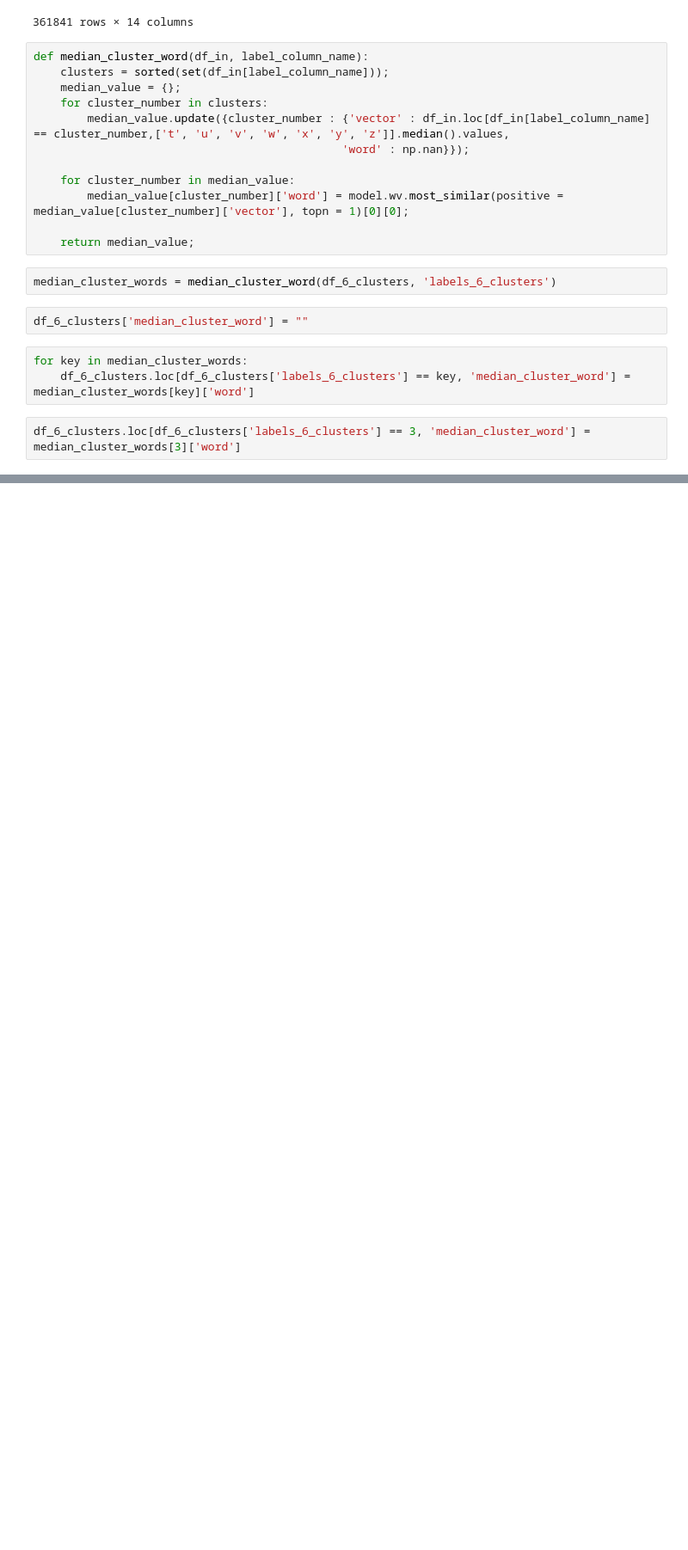
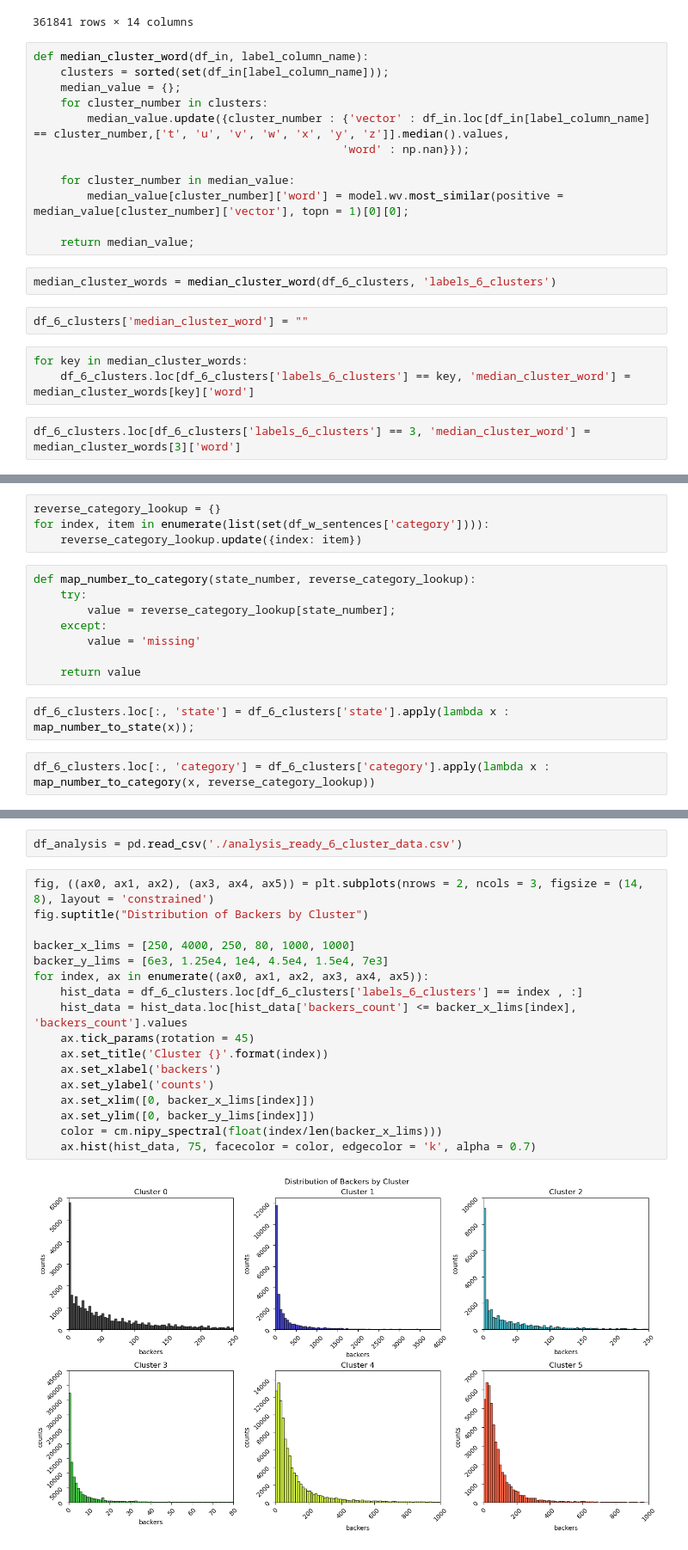
Before and after one commit to jtmartineau/kickstarter-analysis, a Jupyter notebook: WebRobots_KickstarterData/all-kickstarter-analysis.ipynb, the cells around one changed output, grey strips where cells are left out. Shown at 86% size. Cells and saved outputs as stored; diff of their text form; blank space fills up the shorter version.

Commit message:
added histogram plots

```diff
--- a/WebRobots_KickstarterData/all-kickstarter-analysis.ipynb
+++ b/WebRobots_KickstarterData/all-kickstarter-analysis.ipynb
@@ -428,0 +461,16 @@ df_6_clusters
+# %%
+reverse_category_lookup = {}
+for index, item in enumerate(list(set(df_w_sentences['category']))):
+    reverse_category_lookup.update({index: item})
+# %%
+def map_number_to_category(state_number, reverse_category_lookup):
+    try:
+        value = reverse_category_lookup[state_number];
+    except:
+        value = 'missing'
+
+    return value
+# %%
+df_6_clusters.loc[:, 'state'] = df_6_clusters['state'].apply(lambda x : map_number_to_state(x));
+# %%
+df_6_clusters.loc[:, 'category'] = df_6_clusters['category'].apply(lambda x : map_number_to_category(x, reverse_category_lookup))
@@ -428,0 +504,21 @@ df_6_clusters
+# %%
+df_analysis = pd.read_csv('./analysis_ready_6_cluster_data.csv')
+# %%
+fig, ((ax0, ax1, ax2), (ax3, ax4, ax5)) = plt.subplots(nrows = 2, ncols = 3, figsize = (14, 8), layout = 'constrained')
+fig.suptitle("Distribution of Backers by Cluster")
+
+backer_x_lims = [250, 4000, 250, 80, 1000, 1000]
+backer_y_lims = [6e3, 1.25e4, 1e4, 4.5e4, 1.5e4, 7e3]
+for index, ax in enumerate((ax0, ax1, ax2, ax3, ax4, ax5)):
+    hist_data = df_6_clusters.loc[df_6_clusters['labels_6_clusters'] == index , :]
+    hist_data = hist_data.loc[hist_data['backers_count'] <= backer_x_lims[index], 'backers_count'].values
+    ax.tick_params(rotation = 45)
+    ax.set_title('Cluster {}'.format(index))
+    ax.set_xlabel('backers')
+    ax.set_ylabel('counts')
+    ax.set_xlim([0, backer_x_lims[index]])
+    ax.set_ylim([0, backer_y_lims[index]])
+    color = cm.nipy_spectral(float(index/len(backer_x_lims)))
+    ax.hist(hist_data, 75, facecolor = color, edgecolor = 'k', alpha = 0.7)
+# %% [output]
+[figure, added]
```
Also changed, not shown: parts of 27 cells of this notebook.
